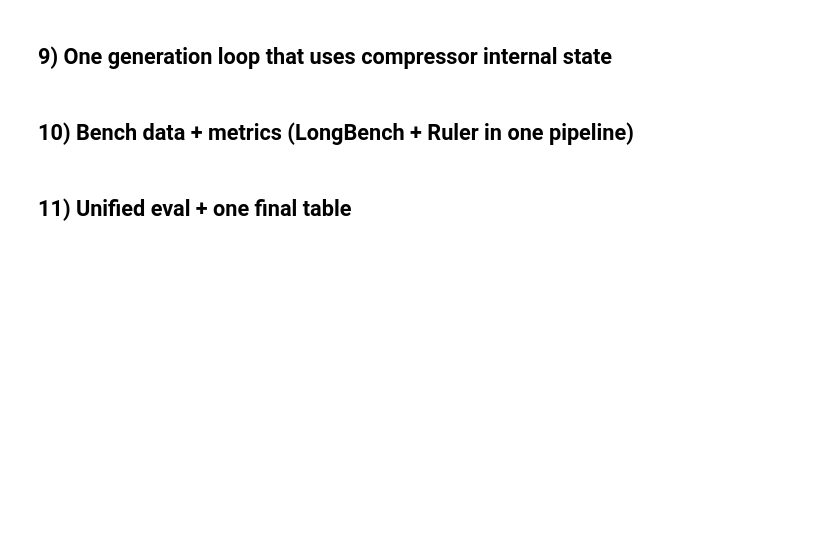
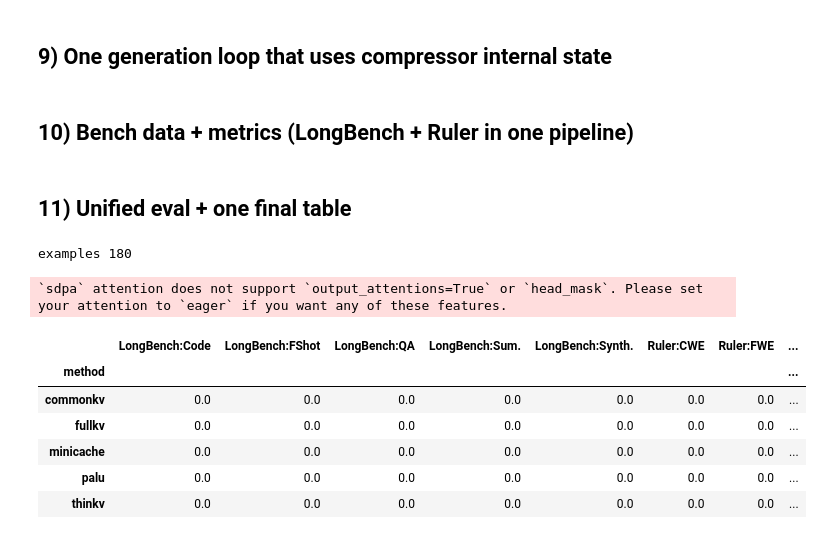
Before and after one commit to Seqaeon/EfficientML, a Jupyter notebook: kv_cache_experiments.ipynb, the cells around one changed output. Drawn from its saved outputs; the diff is of its cells as text; code cells hidden in the pictures; blank space fills up the shorter version.

```diff
--- a/kv_cache_experiments.ipynb
+++ b/kv_cache_experiments.ipynb
@@ -31,7 +46,7 @@ from tqdm.auto import tqdm
 # %%
 from transformers import AutoModelForCausalLM, AutoTokenizer
 
-MODEL_NAME = "Qwen/Qwen2.5-7B-Instruct"
+MODEL_NAME = "Qwen/Qwen1.5-0.5B" #"Qwen/Qwen2.5-7B-Instruct"
 DTYPE = torch.float16 if torch.cuda.is_available() else torch.float32
 DEVICE = "cuda" if torch.cuda.is_available() else "cpu"
 
@@ -616,47 +637,74 @@ LONGBENCH_TASKS = [
     {"task":"hotpotqa","group":"Synth.","metric":"f1"},
     {"task":"lcc","group":"Code","metric":"em"},
 ]
+# RULER_TASKS = [
+#     {"task":"ns","group":"NS","metric":"em"},
+#     {"task":"nmk","group":"NMK","metric":"em"},
+#     {"task":"nmq","group":"NMQ","metric":"em"},
+#     {"task":"nmv","group":"NMV","metric":"em"},
+#     {"task":"qa","group":"QA","metric":"f1"},
+#     {"task":"vt","group":"VT","metric":"em"},
+#     {"task":"fwe","group":"FWE","metric":"em"},
+# ]
+
 RULER_TASKS = [
-    {"task":"ns","group":"NS","metric":"em"},
-    {"task":"nmk","group":"NMK","metric":"em"},
-    {"task":"nmq","group":"NMQ","metric":"em"},
-    {"task":"nmv","group":"NMV","metric":"em"},
-    {"task":"qa","group":"QA","metric":"f1"},
-    {"task":"vt","group":"VT","metric":"em"},
-    {"task":"fwe","group":"FWE","metric":"em"},
+    # group labels: NS, NMK, NMQ, NMV, QA, VT, FWE, CWE
+    {"task": "cwe", "group": "CWE", "metric": "em"},
+    {"task": "niah_multikey_1", "group": "NMK", "metric": "em"},
+    {"task": "niah_multikey_2", "group": "NMK", "metric": "em"},
+    {"task": "niah_multikey_3", "group": "NMK", "metric": "em"},
+    {"task": "niah_multiquery", "group": "NMQ", "metric": "em"},
+    {"task": "niah_multivalue", "group": "NMV", "metric": "em"},
+    {"task": "niah_single_1", "group": "NS", "metric": "em"},
+    {"task": "niah_single_2", "group": "NS", "metric": "em"},
+    {"task": "niah_single_3", "group": "NS", "metric": "em"},
+    {"task": "qa_1", "group": "QA", "metric": "f1"},
+    {"task": "qa_2", "group": "QA", "metric": "f1"},
+    {"task": "vt", "group": "VT", "metric": "em"},
+    {"task": "fwe", "group": "FWE", "metric": "em"},
 ]
 
 examples=[]
 examples += load_longbench(LONGBENCH_TASKS, split="test", limit=10)
 examples += load_ruler("./ruler_data", RULER_TASKS, limit=10)
 print("examples", len(examples))
 
 rows=[]
 for ex in tqdm(examples, desc="eval"):
     for name, comp in COMPRESSORS.items():
         t0=time.perf_counter()
         err=""
         try:
             pred, cbytes = generate_with_compressor(ex.prompt, comp, max_new_tokens=128, temperature=0.0)
         except Exception as e:
             pred=""; cbytes=0; err=str(e)
         dt=time.perf_counter()-t0
         sc=0.0 if err else score(pred, ex.refs, ex.metric)
         rows.append({
             "eid":ex.eid,"benchmark":ex.benchmark,"group":ex.group,"task":ex.task,
             "method":name,"metric":ex.metric,"score":sc,"latency_s":dt,
             "cache_bytes":cbytes,"error":err,
         })
 
 results_df = pd.DataFrame(rows)
 
 summary = results_df.pivot_table(index="method", columns=["benchmark","group"], values="score", aggfunc="mean")
 summary.columns=[f"{b}:{g}" for b,g in summary.columns]
 summary["Avg."] = results_df.groupby("method")["score"].mean()
 summary["Latency(s)"] = results_df.groupby("method")["latency_s"].mean()
 summary["CacheMB"] = results_df.groupby("method")["cache_bytes"].mean()/(1024**2)
 summary = summary.sort_values("Avg.", ascending=False)
 summary
+# %% [output]
+examples 180
+`sdpa` attention does not support `output_attentions=True` or `head_mask`. Please set your attention to `eager` if you want any of these features.
+|  | LongBench:Code | LongBench:FShot | LongBench:QA | LongBench:Sum. | LongBench:Synth. | Ruler:CWE | Ruler:FWE | ... |
+| method |  |  |  |  |  |  |  | ... |
+| commonkv | 0.0 | 0.0 | 0.0 | 0.0 | 0.0 | 0.0 | 0.0 | ... |
+| fullkv | 0.0 | 0.0 | 0.0 | 0.0 | 0.0 | 0.0 | 0.0 | ... |
+| minicache | 0.0 | 0.0 | 0.0 | 0.0 | 0.0 | 0.0 | 0.0 | ... |
+| palu | 0.0 | 0.0 | 0.0 | 0.0 | 0.0 | 0.0 | 0.0 | ... |
+| thinkv | 0.0 | 0.0 | 0.0 | 0.0 | 0.0 | 0.0 | 0.0 | ... |
 # %%
 out=Path("artifacts")
 out.mkdir(exist_ok=True)
```
Also changed, not shown: parts of 2 cells of this notebook, 1 other file.
